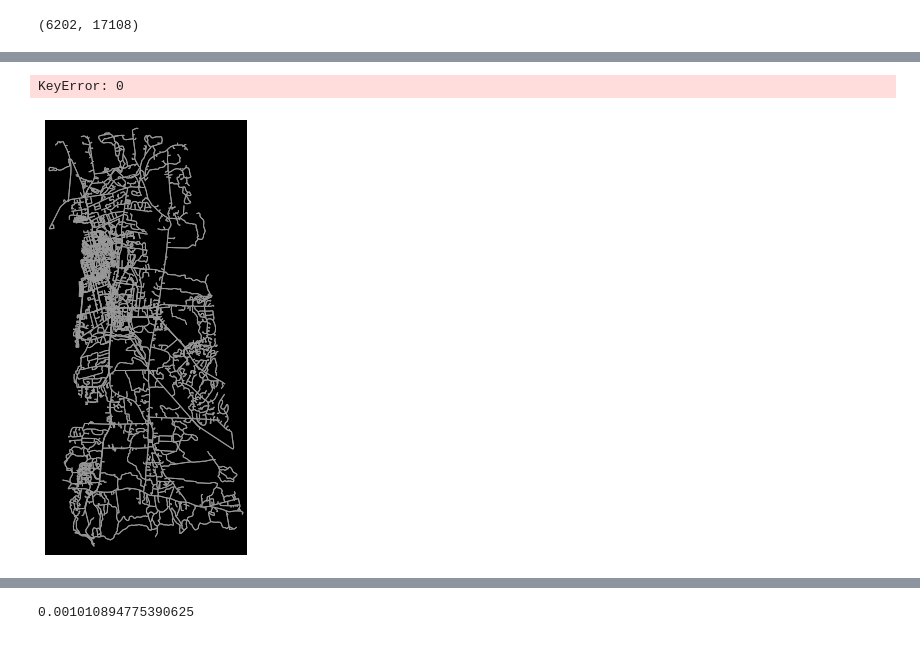
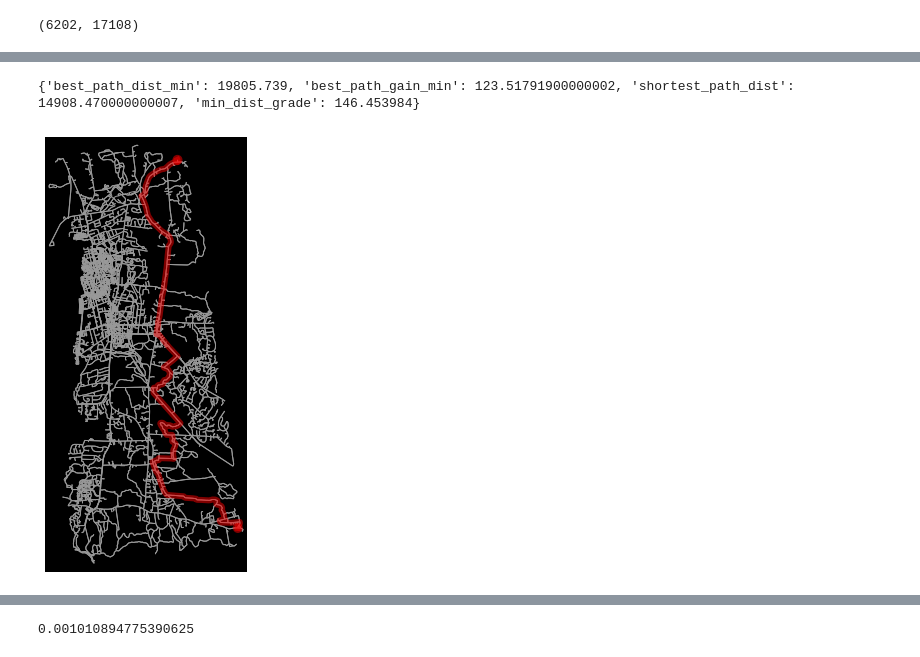
Before and after one commit to abhikdeb/cs520-project, a Jupyter notebook: EleNa/src/app/data_model/run.ipynb, the cells around one changed output, grey strips where cells are left out. Saved outputs shown, nothing was run; the diff lists cells and outputs as text; code cells hidden in the pictures.

```diff
--- a/EleNa/src/app/data_model/run.ipynb
+++ b/EleNa/src/app/data_model/run.ipynb
@@ -16,3 +22,3 @@ data_model.get_stats()
 # %%
 router = Routing(data_model)
-best_len, best_elv, best_path = router.get_shortest_path()
+best_path_min, logs = router.get_shortest_path("minimize", 0)
@@ -19,5 +43,8 @@ best_len, best_elv, best_path = router.get_shortest_path()
+# %%
+print(logs)
+# %% [output]
+{'best_path_dist_min': 19805.739, 'best_path_gain_min': 123.51791900000002, 'shortest_path_dist': 14908.470000000007, 'min_dist_grade': 146.453984}
 # %%
-router.plot_route(best_path)
+router.plot_route(best_path_min)
 # %% [output]
-KeyError: 0
-[figure, old version]
+[figure, new version]
```
Also changed, not shown: parts of 7 cells of this notebook, 1 other file.
